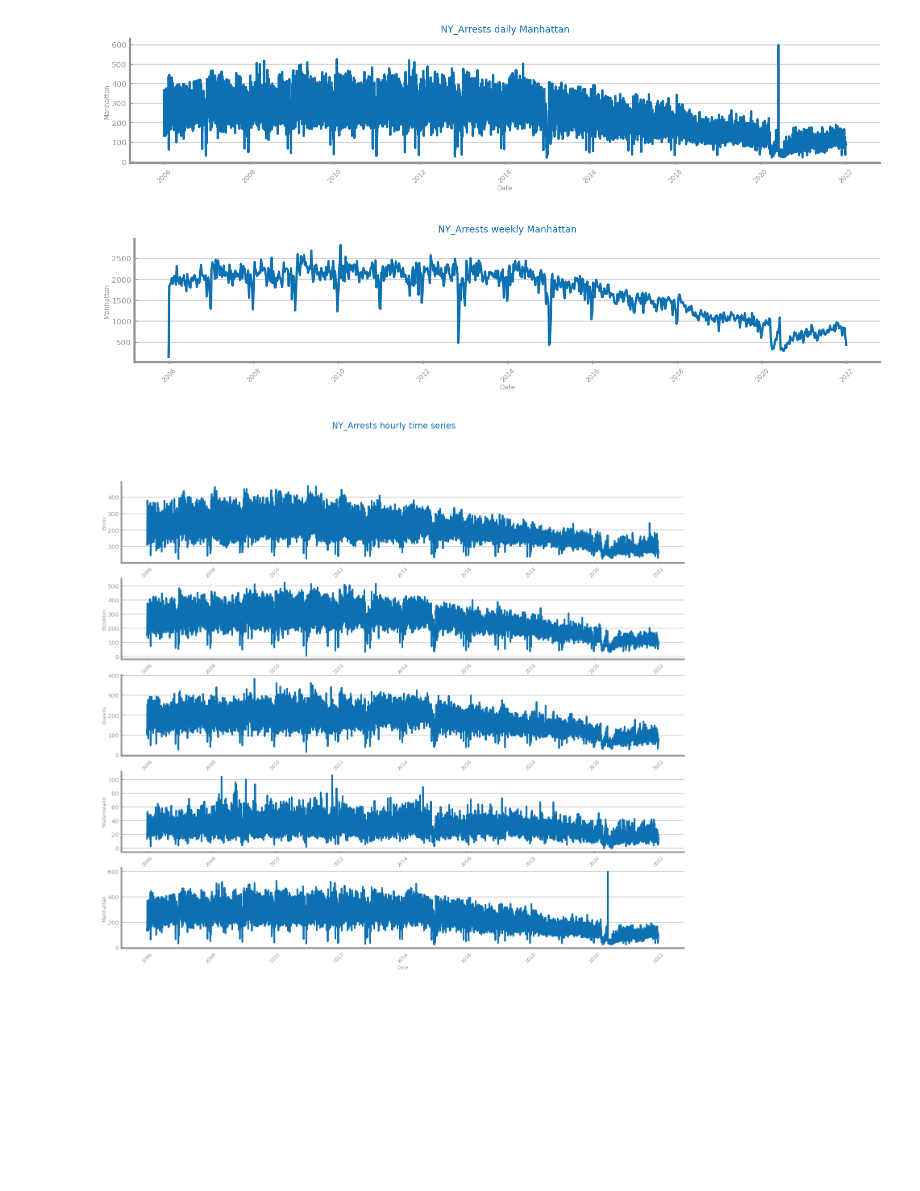
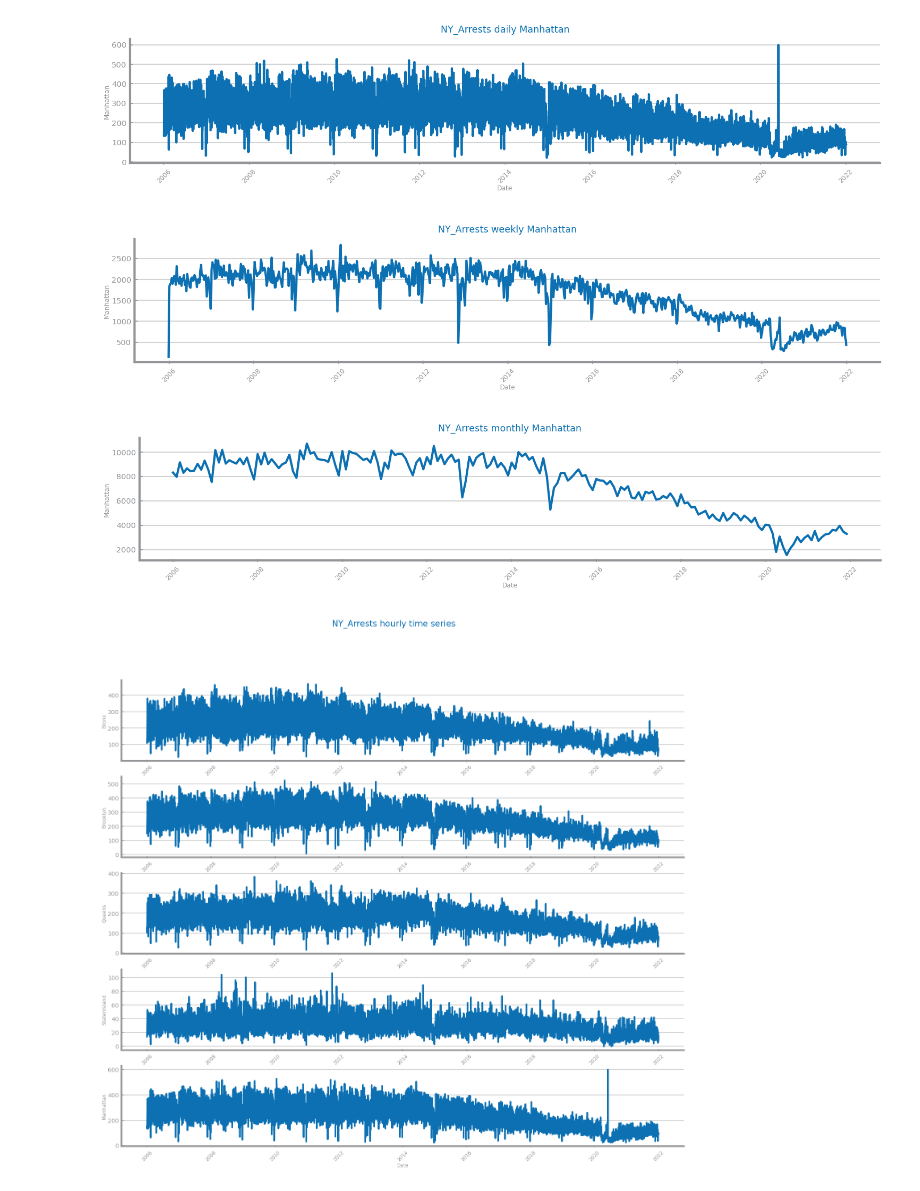
Before and after one commit to freshblaxx/DataScience, a Jupyter notebook: Projeto/TimeSeries/Transformation/Aggregation.ipynb, the cells around one changed output. Saved outputs shown, nothing was run; the diff lists cells and outputs as text; code cells hidden in the pictures; blank space fills up the shorter version.

Commit message:
Aggregation

```diff
--- a/Projeto/TimeSeries/Transformation/Aggregation.ipynb
+++ b/Projeto/TimeSeries/Transformation/Aggregation.ipynb
@@ -20,34 +20,48 @@ data: DataFrame = read_csv(
 data.set_index(index, inplace=True)
 
 # Extract the Manhattan series
 series: Series = data[target]
 
-# Visualize the original series (hourly granularity)
+# Visualize the original series (daily granularity)
 figure(figsize=(3 * HEIGHT, HEIGHT / 2))
 plot_line_chart(
     series.index.to_list(),
     series.to_list(),
     xlabel=series.index.name,
     ylabel=target,
     title=f"{file_tag} daily {target}",
 )
 
 # Aggregate the series to weekly granularity using sum
 ss_agg: Series = ts_aggregation_by(series, gran_level="W", agg_func="sum")
 
 # Visualize the weekly aggregated series
 figure(figsize=(3 * HEIGHT, HEIGHT / 2))
 plot_line_chart(
     ss_agg.index.to_list(),
     ss_agg.to_list(),
     xlabel=ss_agg.index.name,
     ylabel=target,
     title=f"{file_tag} weekly {target}",
 )
+
+# Aggregate the series to monthly granularity using sum
+ss_agg: Series = ts_aggregation_by(series, gran_level="M", agg_func="sum")
+
+# Visualize the weekly aggregated series
+figure(figsize=(3 * HEIGHT, HEIGHT / 2))
+plot_line_chart(
+    ss_agg.index.to_list(),
+    ss_agg.to_list(),
+    xlabel=ss_agg.index.name,
+    ylabel=target,
+    title=f"{file_tag} monthly {target}",
+)
 show()
 # %% [output]
 [figure]
 [figure]
+[figure, added]
 # %%
 from dslabs_functions import plot_ts_multivariate_chart
 
```
Also changed, not shown: parts of 1 cell of this notebook.
